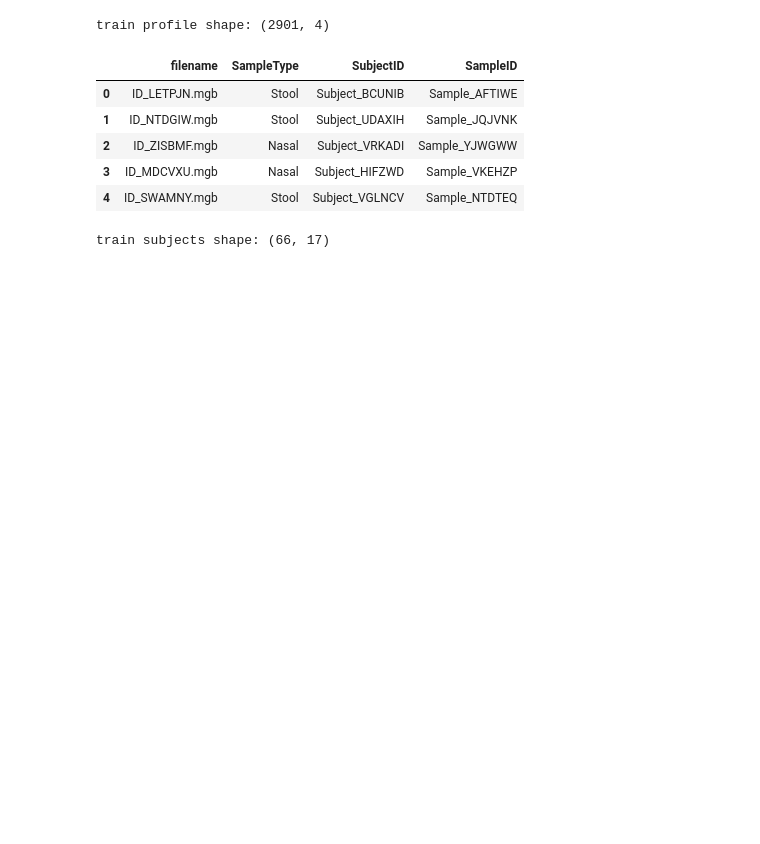
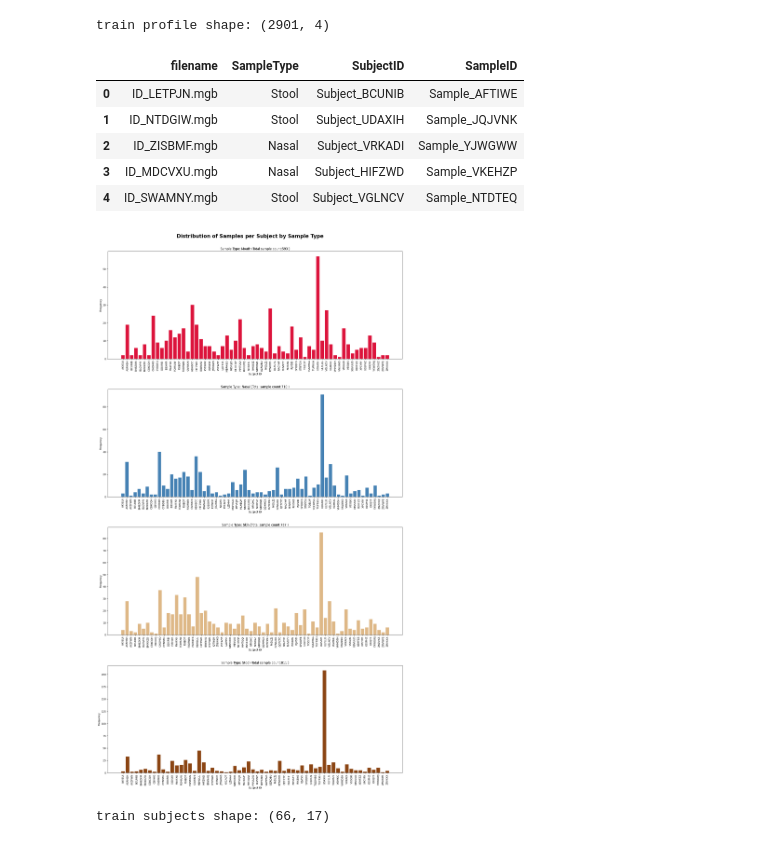
Before and after one commit to valentina-buoro/mpeg-decoding-the-dialogue, a Jupyter notebook: notebooks/exploratory_data_analysis.ipynb, the cells around one changed output. Drawn from its saved outputs; the diff is of its cells as text; code cells hidden in the pictures; blank space fills up the shorter version.

```diff
--- a/notebooks/exploratory_data_analysis.ipynb
+++ b/notebooks/exploratory_data_analysis.ipynb
@@ -41,6 +65,51 @@ train profile shape: (2901, 4)
 | 2 | ID_ZISBMF.mgb | Nasal | Subject_VRKADI | Sample_YJWGWW |
 | 3 | ID_MDCVXU.mgb | Nasal | Subject_HIFZWD | Sample_VKEHZP |
 | 4 | ID_SWAMNY.mgb | Stool | Subject_VGLNCV | Sample_NTDTEQ |
+# %%
+sample_counts = train_df.groupby(['SampleType', 'SubjectID']).size().reset_index(name='SampleCount')
+sample_counts
+
+def plot_subjects_data():
+  colors = {
+        'Stool': '#8B4513',
+        'Nasal': '#4682B4',
+        'Skin': '#DEB887',
+        'Mouth': '#DC143C'
+  }
+  sample_types = sorted(train_df['SampleType'].unique())
+  n_types = len(sample_types)
+  cols = 1
+  rows = (n_types) // cols
+  fig, axes = plt.subplots(rows, cols, figsize=(18, 8 * rows))
+  fig.suptitle('Distribution of Samples per Subject by Sample Type',
+                fontsize=20, fontweight='semibold')
+  axes = axes.flatten()
+  sample_counts = train_df.groupby(['SampleType', 'SubjectID']).size().reset_index(name='SampleCount')
+
+
+  for i, sample_type in enumerate(sample_types):
+    ax = axes[i]
+
+    subject_ids = train_df[train_df['SampleType'] == sample_type]['SubjectID'].unique()
+    type_data = sample_counts[sample_counts['SampleType'] == sample_type]['SampleCount']
+    subject = sample_counts[sample_counts['SampleType'] == sample_type]['SubjectID']
+    subject = [s.replace("Subject_", "") for s in subject]
+
+    ax.bar(subject, type_data, color=colors[sample_type])
+    ax.tick_params(axis='x', rotation=90, )
+    #ax.plot(type_data,  color=colors[sample_type])
+    ax.set_title(f'Sample Type: {sample_type} (Total sample count:{type_data.sum()} )' )
+    ax.set_xlabel('Subject ID')
+    ax.set_ylabel('Frequency')
+    fig.tight_layout(pad=4.0)
+
+
+
+
+
+plot_subjects_data()
+# %% [output]
+[figure, added]
 # %%
 print(f"train subjects shape: {train_subjects_df.shape}")
 train_subjects_df.head()
```
Also changed, not shown: parts of 4 cells of this notebook.
